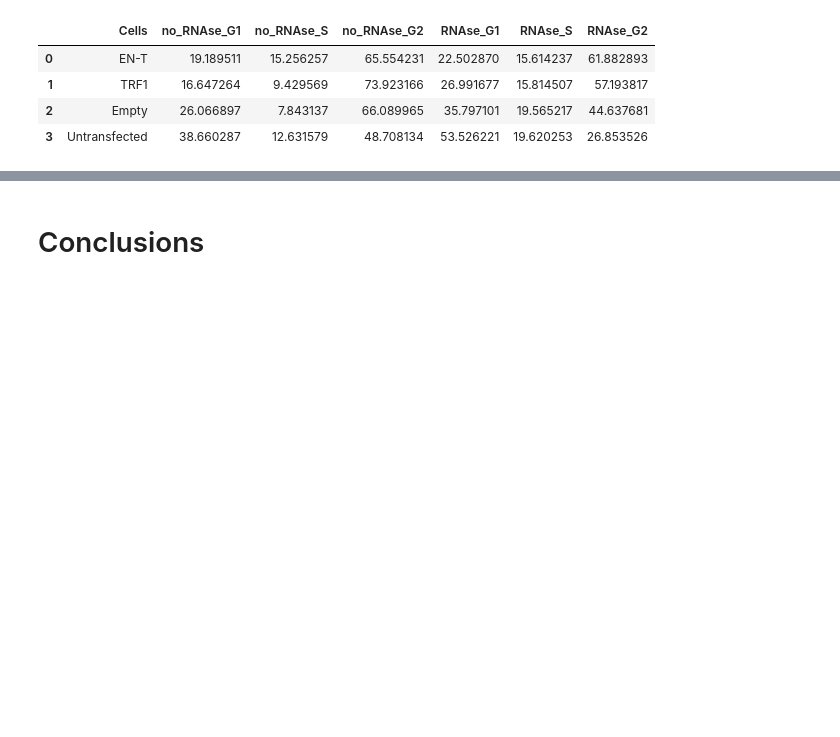
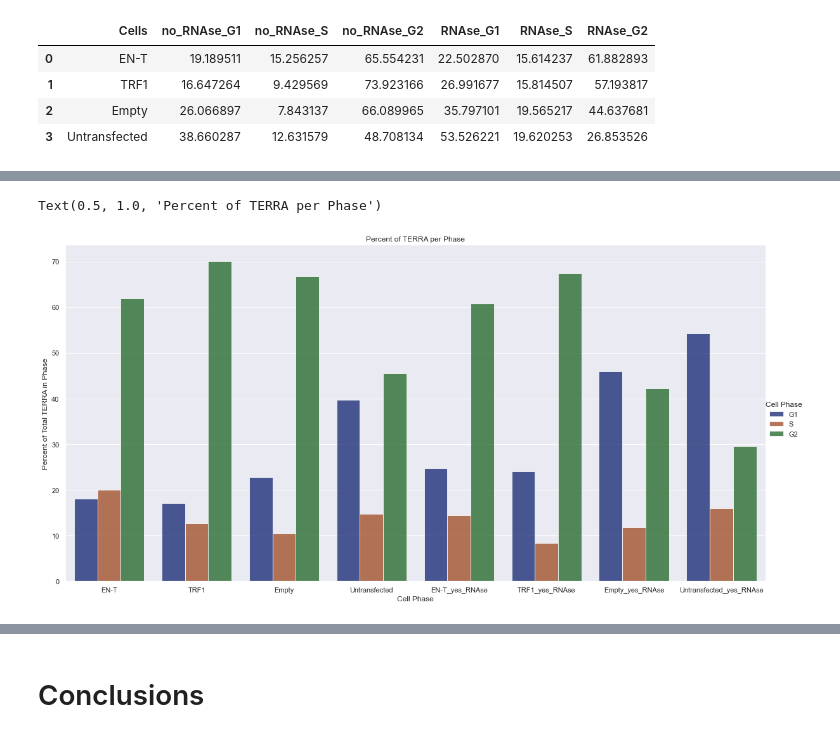
Before and after one commit to aidan-lew/TERRA_DSB, a Jupyter notebook: terra_dsb.ipynb, the cells around one changed output, grey strips where cells are left out. Drawn from its saved outputs; the diff is of its cells as text; code cells hidden in the pictures; blank space fills up the shorter version.

```diff
--- a/terra_dsb.ipynb
+++ b/terra_dsb.ipynb
@@ -397,0 +409,15 @@ grid.fig.tight_layout(w_pad=1)
+# %%
+# For percent of total cells in the cell cyle phase
+g2_bar_TERRAper_df = pd.read_excel('../Documents/telomere_G2_DSB_TERRA.xlsx',
+                    sheet_name=1,
+                    skiprows = 0,
+                    usecols = ['Cell_condition', 'Phase',
+                               'TERRA_%_In_Phase']
+                         )
+
+g2_bar_TERRAper_df.set_index(['Cell_condition'])#good way to fix "not in axis issue"
+g2_bar_TERRAper_df.dropna(axis=0, inplace=True) #sweet, iloc and drop didn't work, but this did
+
+
+#g2_bar_TERRAper_df.columns()
+g2_bar_TERRAper_df.head(6)
@@ -397,0 +432,15 @@ grid.fig.tight_layout(w_pad=1)
+# %%
+# Catagorical bar plot for percent of TERRA per phase
+g = sns.catplot(
+    data=g2_bar_TERRAper_df, kind="bar",
+    x="Cell_condition", y="TERRA_%_In_Phase", hue="Phase",
+    ci="sd", palette="dark", alpha=.75, height=8, aspect=2
+)
+
+g.despine(left=False)
+g.set_axis_labels("Cell Phase", "Percent of Total TERRA in Phase")
+g.legend.set_title("Cell Phase")
+plt.title("Percent of TERRA per Phase")
+# %% [output]
+Text(0.5, 1.0, 'Percent of TERRA per Phase')
+[figure, added]
```
Also changed, not shown: parts of 18 cells of this notebook.
